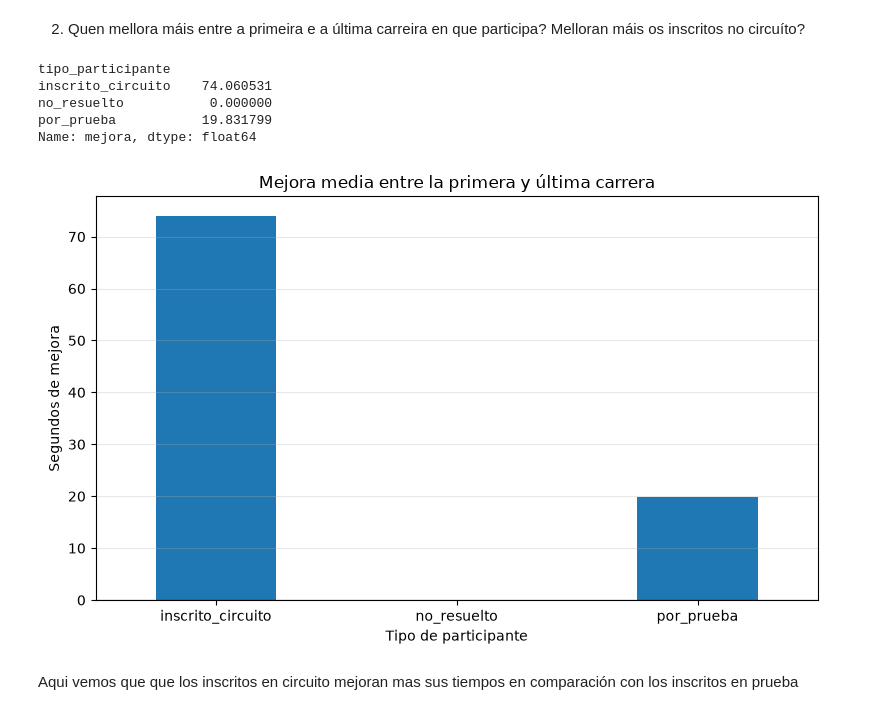
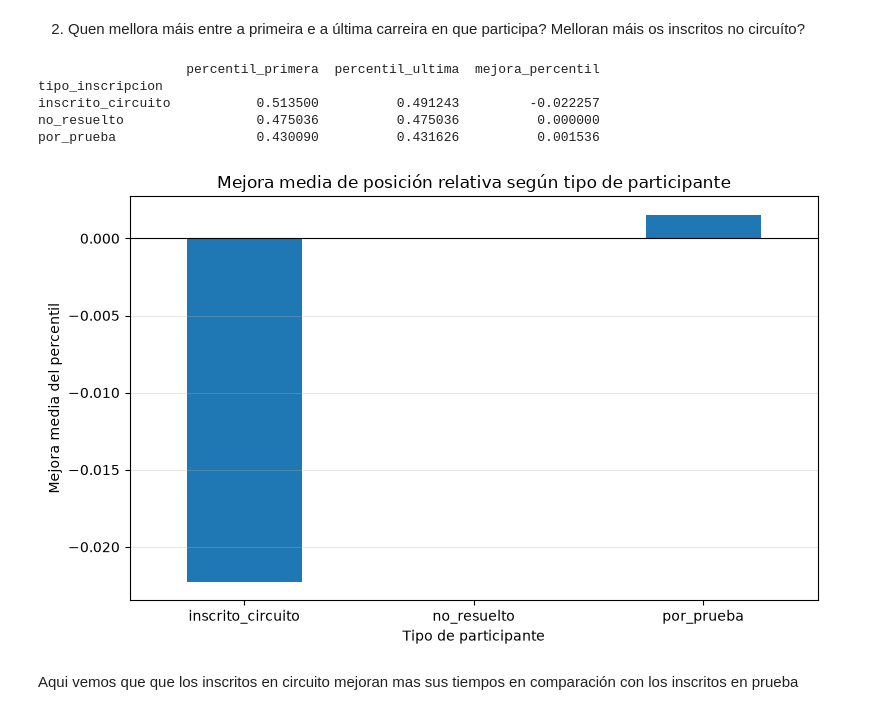
Before and after one commit to davidfernandowirtz/p2-coruna-corre, a Jupyter notebook: notebooks/04_analisis_base.ipynb, the cells around one changed output. Drawn from its saved outputs; the diff is of its cells as text; code cells hidden in the pictures.

```diff
--- a/notebooks/04_analisis_base.ipynb
+++ b/notebooks/04_analisis_base.ipynb
@@ -371,48 +371,68 @@ Aqui vemos que el tiempo medio es normalmente la misma diferencia entre masculin
 # %% [markdown]
 2. Quen mellora máis entre a primeira e a última carreira en que participa? Melloran máis os inscritos no circuíto?
 # %%
+participacions["total_sexo"] = participacions.groupby(
+    ["id_carrera", "sexo"]
+)["persoa_id"].transform("nunique")
+
+# Calculamos el percentil relativo
+participacions["percentil"] = (
+    (participacions["total_sexo"] - participacions["puesto_por_sexo"]) /
+    (participacions["total_sexo"] - 1)
+)
+
+# Evitamos divisiones entre cero
+participacions.loc[
+    participacions["total_sexo"] <= 1, "percentil"
+] = float("nan")
+
 participacions_ordenadas = participacions.sort_values("orden")
 
-# Cogemos la primera y ultima participacion de cada persona ya que lo ordenamos por orden
 primera = participacions_ordenadas.groupby("persoa_id").first()
 ultima = participacions_ordenadas.groupby("persoa_id").last()
 
 mejoras = pd.DataFrame({
-    "tipo_participante": primera["tipo_inscripcion"],
-    "tiempo_primera": primera["tiempo_segundos"],
-    "tiempo_ultima": ultima["tiempo_segundos"]
+    "tipo_inscripcion": primera["tipo_inscripcion"],
+    "percentil_primera": primera["percentil"],
+    "percentil_ultima": ultima["percentil"],
 })
 
-# Calculamos la mejora de cada persona
-mejoras["mejora"] = (
-    mejoras["tiempo_primera"] - mejoras["tiempo_ultima"]
+mejoras["mejora_percentil"] = (
+    mejoras["percentil_ultima"] -
+    mejoras["percentil_primera"]
 )
 
-# hacemos la media segun tipo de categoria
+
 mejora_tipo = mejoras.groupby(
-    "tipo_participante"
-)["mejora"].mean()
+    "tipo_inscripcion"
+)
 
-print(mejora_tipo)
+print(mejora_tipo.mean())
 # %% [output]
-tipo_participante
-inscrito_circuito    74.060531
-no_resuelto           0.000000
-por_prueba           19.831799
-Name: mejora, dtype: float64
+                   percentil_primera  percentil_ultima  mejora_percentil
+tipo_inscripcion
+inscrito_circuito           0.513500          0.491243         -0.022257
+no_resuelto                 0.475036          0.475036          0.000000
+por_prueba                  0.430090          0.431626          0.001536
 # %%
-mejora_tipo.plot(kind="bar", figsize=(8, 5))
+mejora_tipo = mejoras.groupby(
+    "tipo_inscripcion"
+)["mejora_percentil"].mean()
 
-plt.title("Mejora media entre la primera y última carrera")
+mejora_tipo.plot(
+    kind="bar",
+    figsize=(8, 5)
+)
+
+plt.title("Mejora media de posición relativa según tipo de participante")
 plt.xlabel("Tipo de participante")
-plt.ylabel("Segundos de mejora")
+plt.ylabel("Mejora media del percentil")
 plt.xticks(rotation=0)
 plt.axhline(0, color="black", linewidth=0.8)
 plt.grid(axis="y", alpha=0.3)
-
 plt.tight_layout()
 plt.show()
 # %% [output]
-[figure, old version]
+[figure, new version]
 # %% [markdown]
 Aqui vemos que que los inscritos en circuito mejoran mas sus tiempos en comparación con los inscritos en prueba
```
